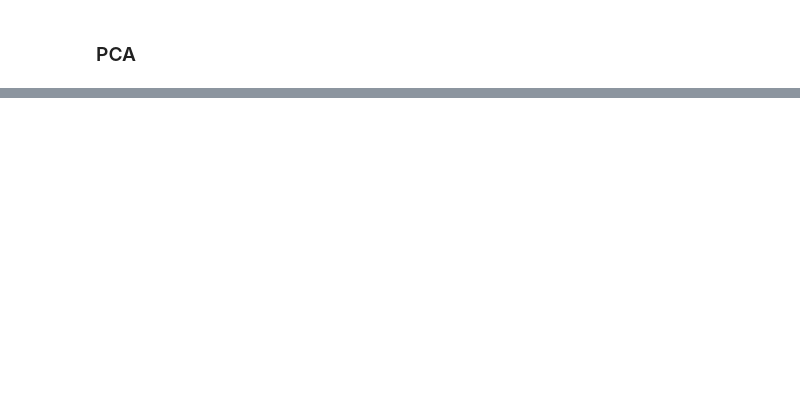
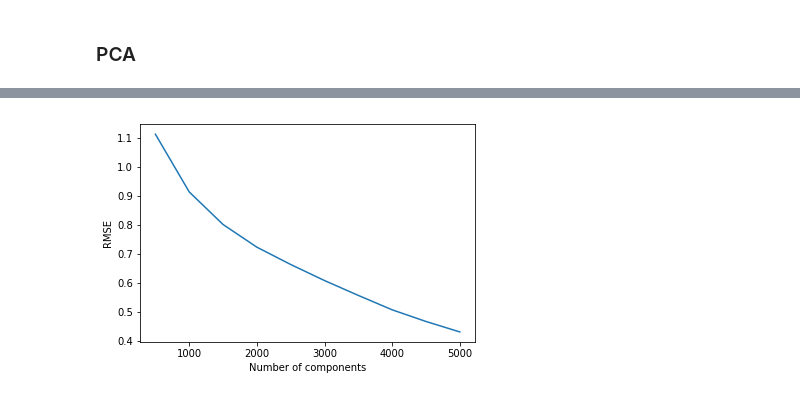
Before and after one commit to EtienneBonvin/cosmo_project, a Jupyter notebook: COSMO_DA.ipynb, the cells around one changed output, grey strips where cells are left out. Drawn from its saved outputs; the diff is of its cells as text; code cells hidden in the pictures; blank space fills up the shorter version.

```diff
--- a/COSMO.ipynb
+++ b/COSMO_DA.ipynb
@@ -61,8 +62,9 @@ coor_mat = x_df.corr()
 # %%
-x_df_uncorr = x_df
-for i in corr_mat:
-    for j in corr_mat if j > i:
-        if coor_mat[i][j] > 0.95:
-            x_df_uncorr = x_df_uncorr.drop(j, axis=1)
+to_rm = []
+for i in [i for i in x_df if i < 50]:
+    for j in [j for j in x_df if j > i]:
+        if x_df[i].corr(x_df[j]) > 0.95:
+            to_rm.append(j)
+x_df_uncorr = x_df.drop(to_rm, axis=1)
 # %%
 print(x_df_uncorr.shape)
@@ -78,6 +81,6 @@ def add_cte_col(df):
 # %%
 rmses = []
-ys = range(500, 4001, 500)
+ys = range(500, 5001, 500)
 for i in ys:
     pca = PCA(n_components=i, whiten=True)
     principalComponents = pca.fit_transform(x_df, x_df.shape)
@@ -87,5 +90,3 @@ for i in ys:
     err = rmse(y, principalDf, ridge_regression(y, principalDf, 1e-20))
     rmses.append(err)
     print(i, err)
-
-plt.plot(ys, rmses)
@@ -92,17 +104,10 @@ plt.plot(ys, rmses)
-# %%
-rmses = []
-ys = range(3000, 3500, 50)
-for i in ys:
-    pca = PCA(n_components=i, whiten=True)
-    principalComponents = pca.fit_transform(x_df, x_df.shape)
-    principalDf = pd.DataFrame(data = principalComponents
-                 , columns = range(principalComponents.shape[1]))
-    add_cte_col(principalDf)
-    err = rmse(y, principalDf, ridge_regression(y, principalDf, 1e-20))
-    rmses.append(err)
-    print(i, err)
-
-plt.plot(ys, rmses)
+# %%
+plt.xlabel("Number of components")
+plt.ylabel("RMSE")
+plt.plot(ys, rmses)
+plt.show()
+# %% [output]
+[figure, added]
 # %%
 i_star = 3000
 pca = PCA(n_components=i_star, whiten=True)
```
Also changed, not shown: parts of 11 cells of this notebook.
